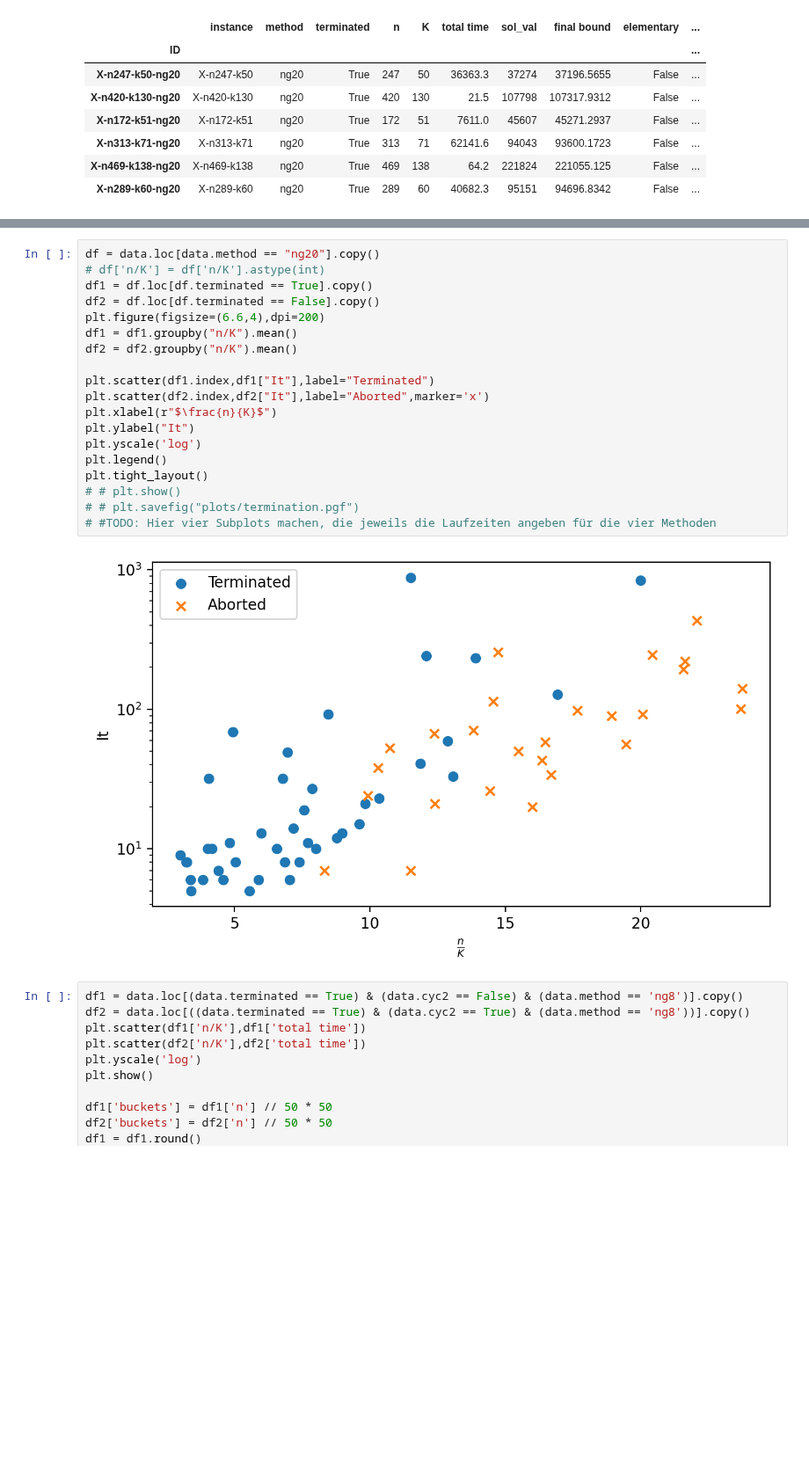
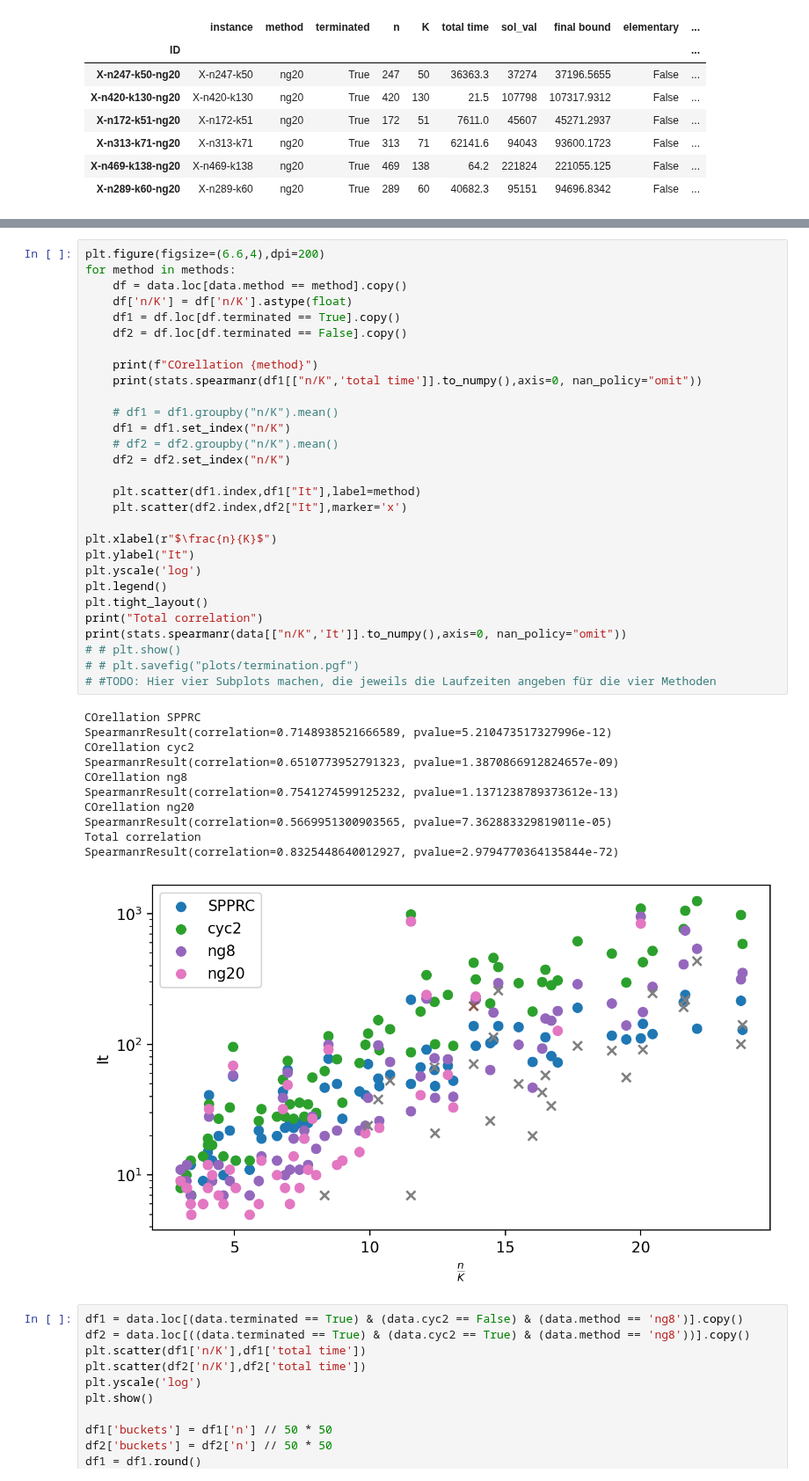
Before and after one commit to habanzu/cvrp, a Jupyter notebook: notebooks/Evaluation.ipynb, the cells around one changed output, grey strips where cells are left out. Shown at 88% size. Drawn from its saved outputs; the diff is of its cells as text; blank space fills up the shorter version.

```diff
--- a/notebooks/Evaluation.ipynb
+++ b/notebooks/Evaluation.ipynb
@@ -82,24 +84,44 @@ df1
 # %%
-df = data.loc[data.method == "ng20"].copy()
-# df['n/K'] = df['n/K'].astype(int)
-df1 = df.loc[df.terminated == True].copy()
-df2 = df.loc[df.terminated == False].copy()
 plt.figure(figsize=(6.6,4),dpi=200)
-df1 = df1.groupby("n/K").mean()
-df2 = df2.groupby("n/K").mean()
+for method in methods:
+    df = data.loc[data.method == method].copy()
+    df['n/K'] = df['n/K'].astype(float)
+    df1 = df.loc[df.terminated == True].copy()
+    df2 = df.loc[df.terminated == False].copy()
 
-plt.scatter(df1.index,df1["It"],label="Terminated")
-plt.scatter(df2.index,df2["It"],label="Aborted",marker='x')
+    print(f"COrellation {method}")
+    print(stats.spearmanr(df1[["n/K",'total time']].to_numpy(),axis=0, nan_policy="omit"))
+
+    # df1 = df1.groupby("n/K").mean()
+    df1 = df1.set_index("n/K")
+    # df2 = df2.groupby("n/K").mean()
+    df2 = df2.set_index("n/K")
+
+    plt.scatter(df1.index,df1["It"],label=method)
+    plt.scatter(df2.index,df2["It"],marker='x')
+
 plt.xlabel(r"$\frac{n}{K}$")
 plt.ylabel("It")
 plt.yscale('log')
 plt.legend()
 plt.tight_layout()
+print("Total correlation")
+print(stats.spearmanr(data[["n/K",'It']].to_numpy(),axis=0, nan_policy="omit"))
 # # plt.show()
 # # plt.savefig("plots/termination.pgf")
 # #TODO: Hier vier Subplots machen, die jeweils die Laufzeiten angeben für die vier Methoden
 # %% [output]
+COrellation SPPRC
+SpearmanrResult(correlation=0.7148938521666589, pvalue=5.210473517327996e-12)
+COrellation cyc2
+SpearmanrResult(correlation=0.6510773952791323, pvalue=1.3870866912824657e-09)
+COrellation ng8
+SpearmanrResult(correlation=0.7541274599125232, pvalue=1.1371238789373612e-13)
+COrellation ng20
+SpearmanrResult(correlation=0.5669951300903565, pvalue=7.362883329819011e-05)
+Total correlation
+SpearmanrResult(correlation=0.8325448640012927, pvalue=2.9794770364135844e-72)
-[figure, old version]
+[figure, new version]
 # %%
 df1 = data.loc[(data.terminated == True) & (data.cyc2 == False) & (data.method == 'ng8')].copy()
 df2 = data.loc[((data.terminated == True) & (data.cyc2 == True) & (data.method == 'ng8'))].copy()
```
Also changed, not shown: parts of 1 cell of this notebook.
